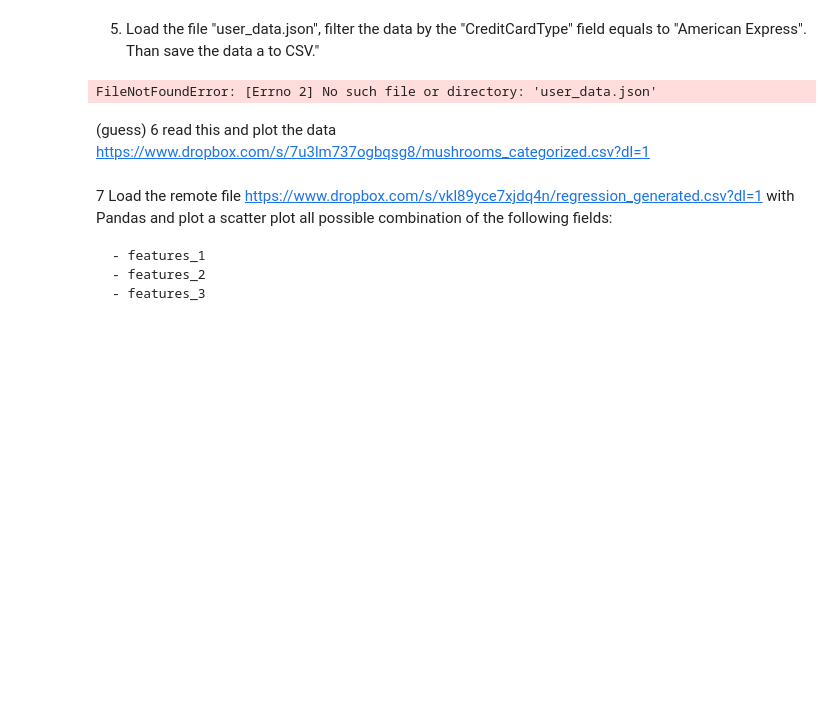
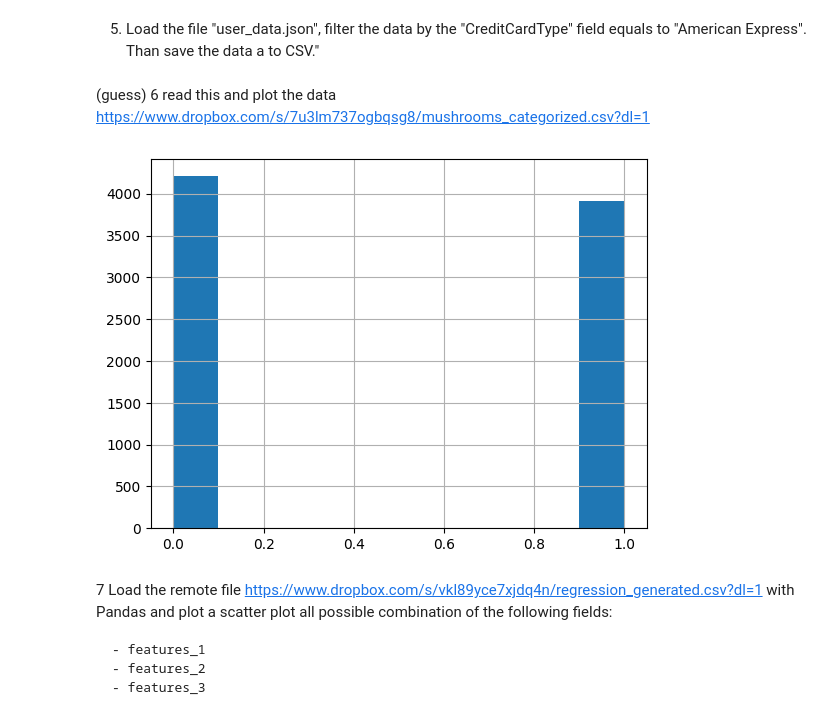
Before and after one commit to NicoloSalimbeni/high_level_programming, a Jupyter notebook: lecture_material/04ex_OSEMN.ipynb, the cells around one changed output. Drawn from its saved outputs; the diff is of its cells as text; code cells hidden in the pictures; blank space fills up the shorter version.

```diff
--- a/lecture_material/04ex_OSEMN.ipynb
+++ b/lecture_material/04ex_OSEMN.ipynb
@@ -76,31 +76,2 @@ File readed completly
 # %% [markdown]
 5. Load the file "user_data.json", filter the data by the "CreditCardType" field equals to "American Express". Than save the data a to CSV."
-# %%
-import csv
-import json
-
-data = json.load(open("user_data.json"))
-
-fields = [
-    'ID', 'JobTitle', 'EmailAddress', 'FirstNameLastName', 'CreditCard',
-    "CreditCardType"
-]
-file_name = "credic_card_users_filtered.csv"
-
-# open a csv to write
-with open(file_name, 'w') as csv_out:
-    csv_writer = csv.writer(csv_out)
-    csv_writer.writerow(fields)
-    for user in data:  # loop over users
-        if user["CreditCardType"] == "American Express":
-            row = [
-                str(user["ID"]),
-                str(user["JobTitle"]),
-                str(user["EmailAddress"]),
-                str(user["FirstNameLastName"]),
-                str(user["CreditCard"]),
-                str(user["CreditCardType"])
-            ]
-            csv_writer.writerow(row)
-# %% [output]
-FileNotFoundError: [Errno 2] No such file or directory: 'user_data.json'
@@ -107,5 +105,18 @@ FileNotFoundError: [Errno 2] No such file or directory: 'user_data.json'
 # %% [markdown]
 (guess) 6 read this and plot the data https://www.dropbox.com/s/7u3lm737ogbqsg8/mushrooms_categorized.csv?dl=1
+# %%
+import pandas as pd
+import matplotlib.pyplot as plt
+
+df = pd.read_csv(
+    "https://www.dropbox.com/s/7u3lm737ogbqsg8/mushrooms_categorized.csv?dl=1")
+df
+
+classif = df["class"]
+classif.hist()
+plt.show()
+# %% [output]
+[figure, added]
 # %% [markdown]
 7 Load the remote file https://www.dropbox.com/s/vkl89yce7xjdq4n/regression_generated.csv?dl=1 with Pandas and plot a scatter plot all possible combination of the following fields:
 
```
Also changed, not shown: parts of 11 cells of this notebook.
